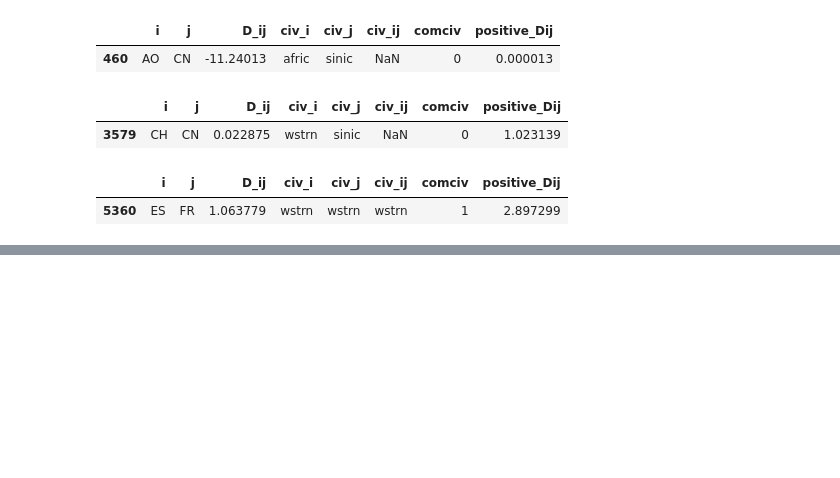
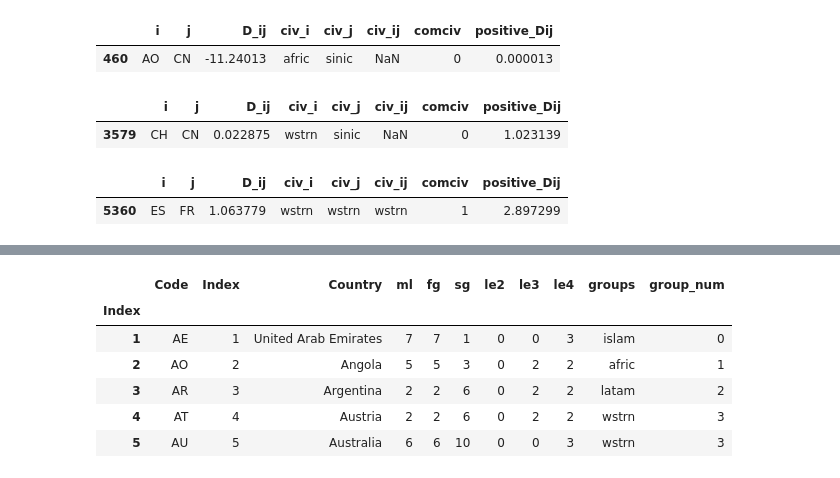
Before and after one commit to matthew-dalton/meshOfCivilizations, a Jupyter notebook: maps.ipynb, the cells around one changed output, grey strips where cells are left out. Cells and saved outputs as stored; diff of their text form; code cells hidden in the pictures; blank space fills up the shorter version.

```diff
--- a/maps.ipynb
+++ b/maps.ipynb
@@ -148,0 +177,5 @@ ModuleNotFoundError: No module named 'geopandas'
+# %%
+codes['group_num'] = 0
+for i, row in codes.iterrows():
+    print(row['groups'])
+    codes.loc[i, 'group_num'] = group_map[codes.loc[i, 'groups']]
@@ -148,0 +200,10 @@ ModuleNotFoundError: No module named 'geopandas'
+# %%
+codes.head()
+# %% [output]
+|  | Code | Index | Country | ml | fg | sg | le2 | le3 | le4 | groups | group_num |
+| Index |  |  |  |  |  |  |  |  |  |  |  |
+| 1 | AE | 1 | United Arab Emirates | 7 | 7 | 1 | 0 | 0 | 3 | islam | 0 |
+| 2 | AO | 2 | Angola | 5 | 5 | 3 | 0 | 2 | 2 | afric | 1 |
+| 3 | AR | 3 | Argentina | 2 | 2 | 6 | 0 | 2 | 2 | latam | 2 |
+| 4 | AT | 4 | Austria | 2 | 2 | 6 | 0 | 2 | 2 | wstrn | 3 |
+| 5 | AU | 5 | Australia | 6 | 6 | 10 | 0 | 0 | 3 | wstrn | 3 |
```
Also changed, not shown: parts of 16 cells of this notebook, 4 other files.
